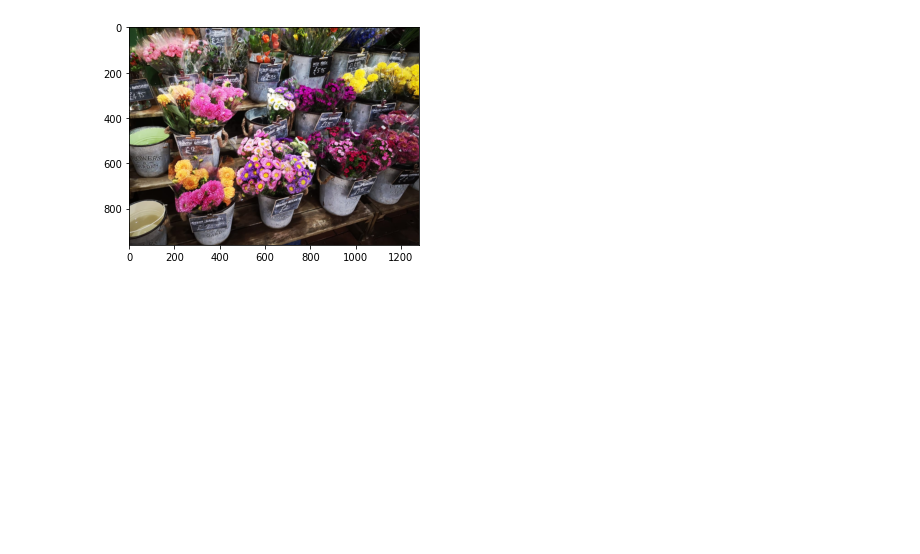
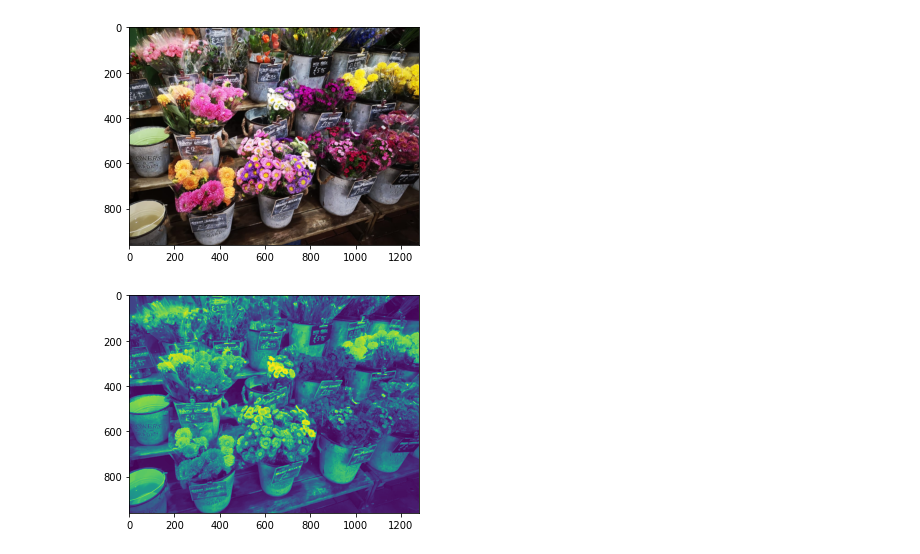
Before and after one commit to Sahana-M/Modern-Computer-Vision, a Jupyter notebook: opencv.ipynb, the cells around one changed output. Cells and saved outputs as stored; diff of their text form; code cells hidden in the pictures; blank space fills up the shorter version.

```diff
--- a/opencv.ipynb
+++ b/opencv.ipynb
@@ -27,3 +31,8 @@ plt.imshow(cv2.cvtColor(image, cv2.COLOR_BGR2RGB))
 plt.show()
 # %% [output]
 [figure]
+# %%
+plt.imshow(cv2.cvtColor(image, cv2.COLOR_BGR2GRAY))
+plt.show()
+# %% [output]
+[figure, added]
```
Also changed, not shown: parts of 10 cells of this notebook.
